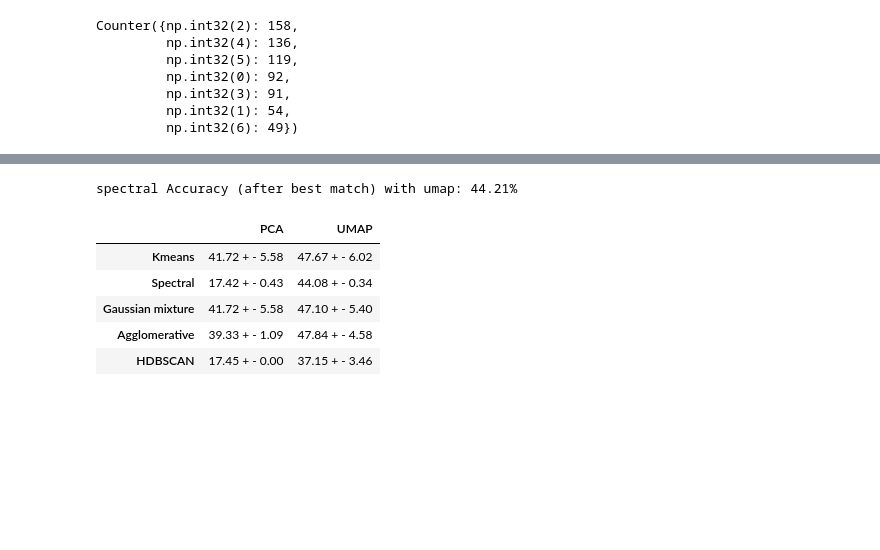
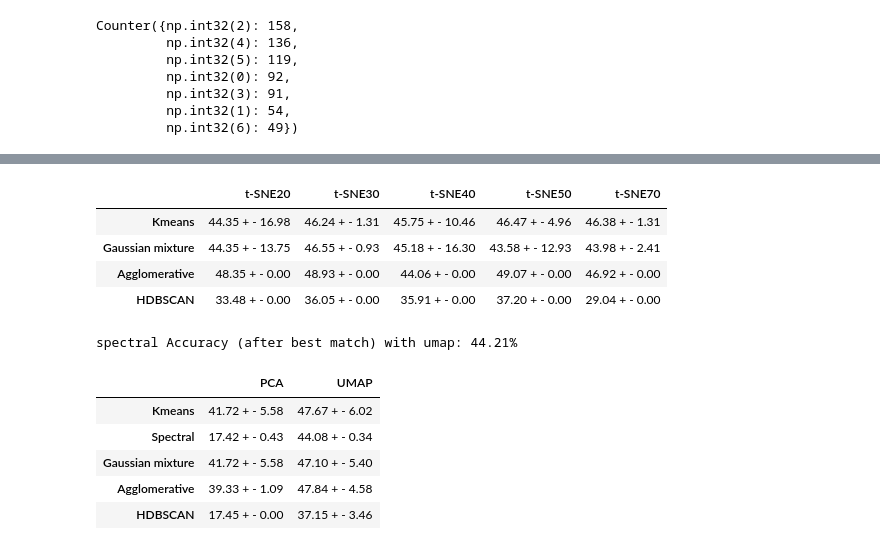
Before and after one commit to PulyaPolya/genres, a Jupyter notebook: ast_embedding_clustering.ipynb, the cells around one changed output, grey strips where cells are left out. Drawn from its saved outputs; the diff is of its cells as text; code cells hidden in the pictures; blank space fills up the shorter version.

```diff
--- a/ast_embedding_clustering.ipynb
+++ b/ast_embedding_clustering.ipynb
@@ -306,3 +369,18 @@ predicted_labels = agglomerative.labels_
+# %%
+df_averages = pd.DataFrame(index=algorithms_names, columns=reduction_names) # tsne with 2 components
+for reduction in reduction_names:
+        for algorithm in algorithms_names:
+            scores = np.array(df.at[algorithm, reduction], dtype=float)
+            mean = "{:.2f}".format(np.mean(scores))
+            var ="{:.2f}".format(np.var(scores))
+            df_averages.at[algorithm, reduction] = f"{mean} + - {var}"
+df_averages
+# %% [output]
+|  | t-SNE20 | t-SNE30 | t-SNE40 | t-SNE50 | t-SNE70 |
+| Kmeans | 44.35 + - 16.98 | 46.24 + - 1.31 | 45.75 + - 10.46 | 46.47 + - 4.96 | 46.38 + - 1.31 |
+| Gaussian mixture | 44.35 + - 13.75 | 46.55 + - 0.93 | 45.18 + - 16.30 | 43.58 + - 12.93 | 43.98 + - 2.41 |
+| Agglomerative | 48.35 + - 0.00 | 48.93 + - 0.00 | 44.06 + - 0.00 | 49.07 + - 0.00 | 46.92 + - 0.00 |
+| HDBSCAN | 33.48 + - 0.00 | 36.05 + - 0.00 | 35.91 + - 0.00 | 37.20 + - 0.00 | 29.04 + - 0.00 |
 # %%
 import numpy as np
 
```
Also changed, not shown: parts of 9 cells of this notebook, 2 other files.
